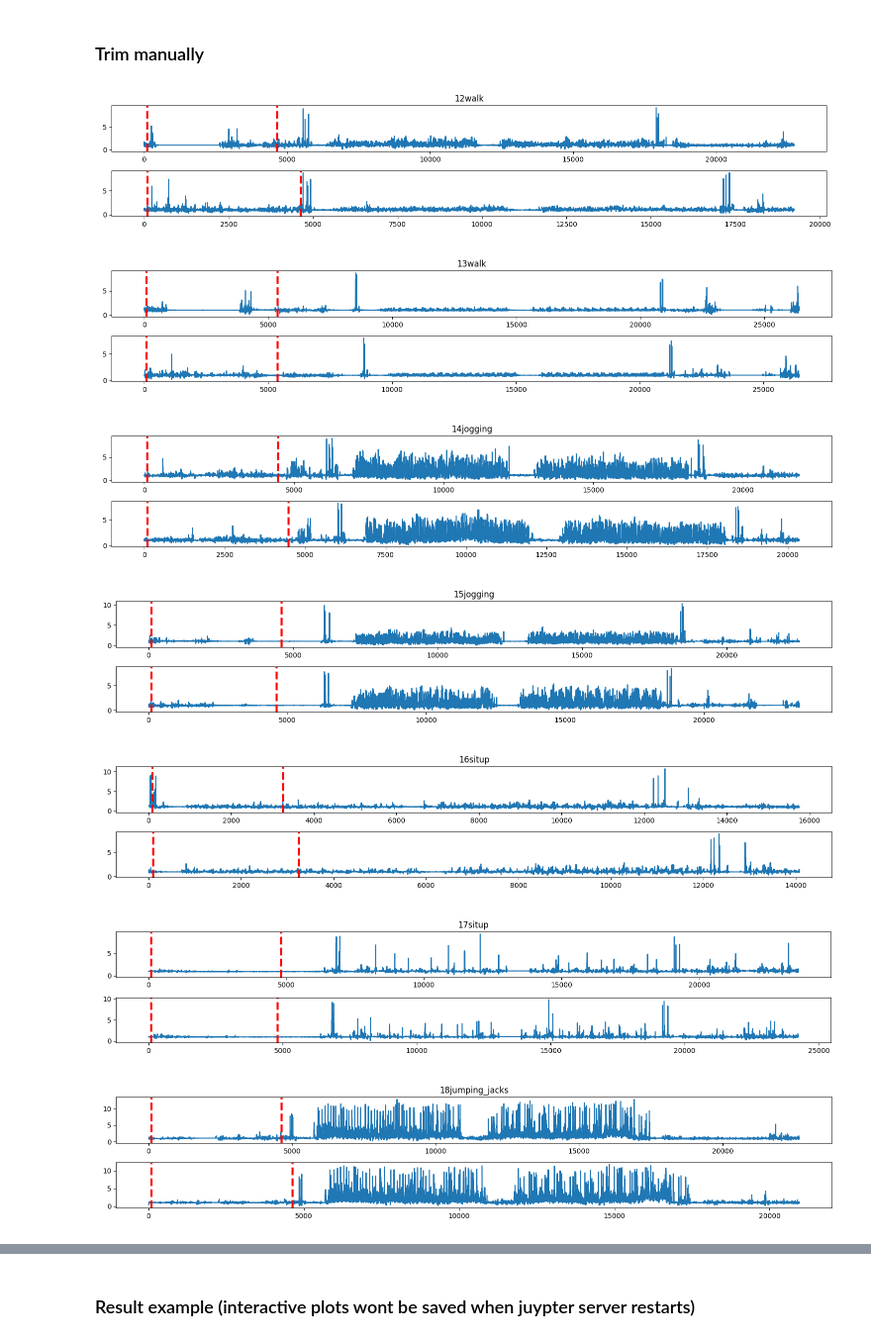
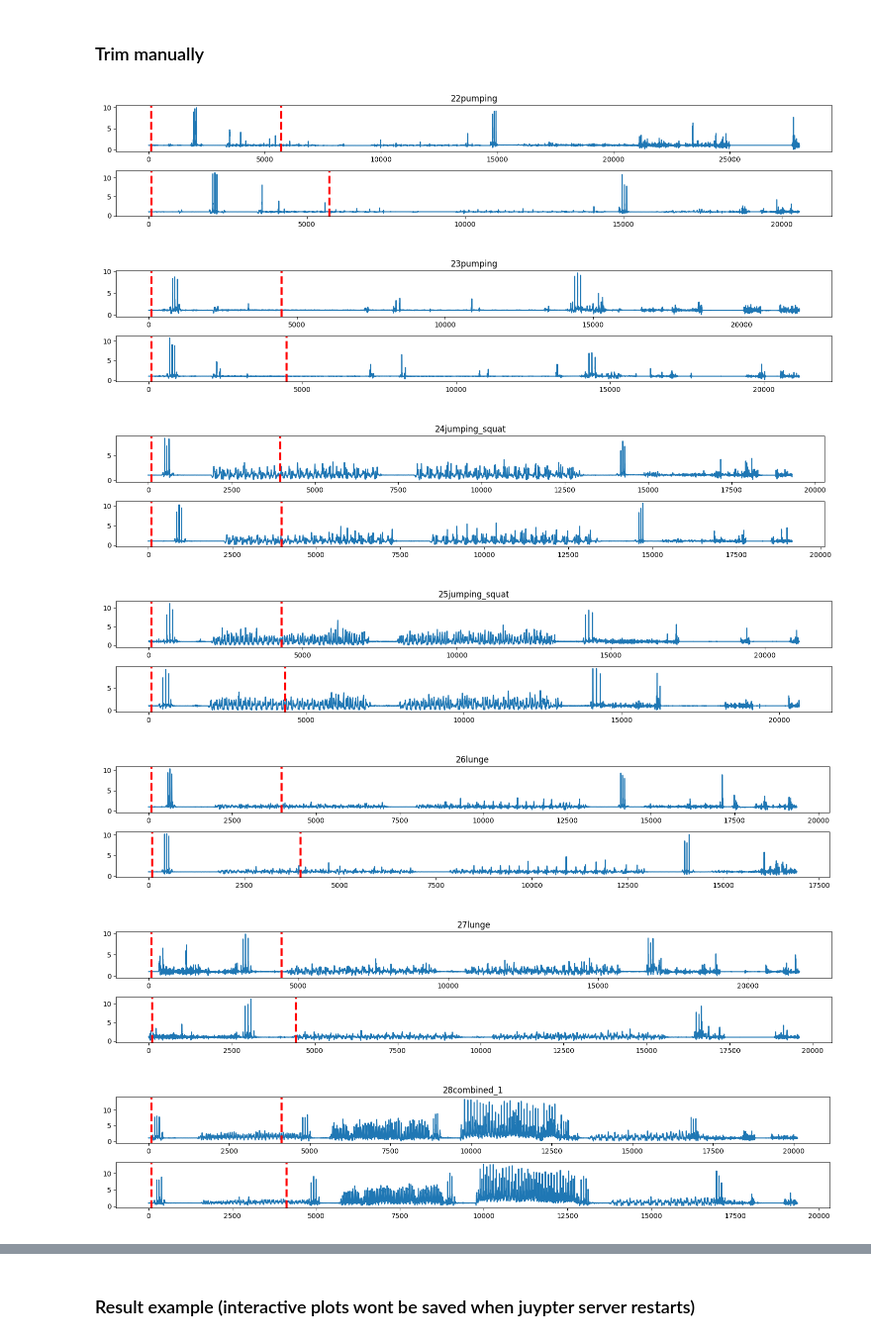
Before and after one commit to amilin23/HAR_Projekt, a Jupyter notebook: notebooks/trim_data.ipynb, the cells around one changed output, grey strips where cells are left out. Shown at 99% size. Drawn from its saved outputs; the diff is of its cells as text; code cells hidden in the pictures.

```diff
--- a/notebooks/trim_data.ipynb
+++ b/notebooks/trim_data.ipynb
@@ -21,18 +23,19 @@ DEFAULT_DATA_ROOT
 # %% [markdown]
 ### Load data
 # %%
-data_paths = [
-    [
-        find_session_file(DEFAULT_DATA_ROOT, Config.left_id, s),
-        find_session_file(DEFAULT_DATA_ROOT, Config.right_id, s)
-    ] for s in range(12, 22)
-]
+sessions_to_activities = default_session_to_activity()
+existing_trims = [int(filename[:2]) for filename in os.listdir(TRIMMED_DATA_ROOT)]
 
-dfs = [
-    [
-        resample_to_fs(load_ax6_csv(left), Config.fs),
-        resample_to_fs(load_ax6_csv(right), Config.fs)
-    ] for left, right in data_paths]
+data_paths = {s: [
+    find_session_file(DEFAULT_DATA_ROOT, Config.left_id, s),
+    find_session_file(DEFAULT_DATA_ROOT, Config.right_id, s)
+] for s in range(12, 12 + len(sessions_to_activities.keys())) if s not in existing_trims}
 
-dfs[0][0]
+dfs = {s: [
+    load_ax6_csv(left),
+    load_ax6_csv(right)
+] for s, (left, right) in data_paths.items()}
+
+print("Missing sessions: ", dfs.keys())
+list(dfs.values())[0][0]
 # %% [output]
@@ -52,9 +56,9 @@ dfs[0][0]
 # %% [markdown]
 ### Calculate acceloration magnitude
 # %%
-for dfL, dfR in dfs:
-    dfL["acc_mag"] = accel_mag_from_df(dfL)
-    dfR["acc_mag"] = accel_mag_from_df(dfR)
+for _, (dfL, dfR) in dfs.items():
+    dfL["acc_mag"] = accel_magnitude(dfL)
+    dfR["acc_mag"] = accel_magnitude(dfR)
 # %%
 # interactive plot
 %matplotlib widget
@@ -156,12 +160,12 @@ class InteractiveCutter:
 # %% [markdown]
 ### Trim manually
 # %%
-cutters = [InteractiveCutter(dfL, dfR, str(id)+default_session_to_activity()[id]) for id, (dfL, dfR) in enumerate(dfs, start=12)]
+cutters = [InteractiveCutter(dfL, dfR, str(id)+default_session_to_activity()[str(id)]) for id, (dfL, dfR) in (dfs.items())]
 # %% [output]
-[figure, old version]
+[figure, new version]
-[figure, old version]
+[figure, new version]
-[figure, old version]
+[figure, new version]
-[figure, old version]
+[figure, new version]
-[figure, old version]
+[figure, new version]
-[figure, old version]
+[figure, new version]
-[figure, old version]
+[figure, new version]
```
Also changed, not shown: parts of 5 cells of this notebook, 45 other files.
